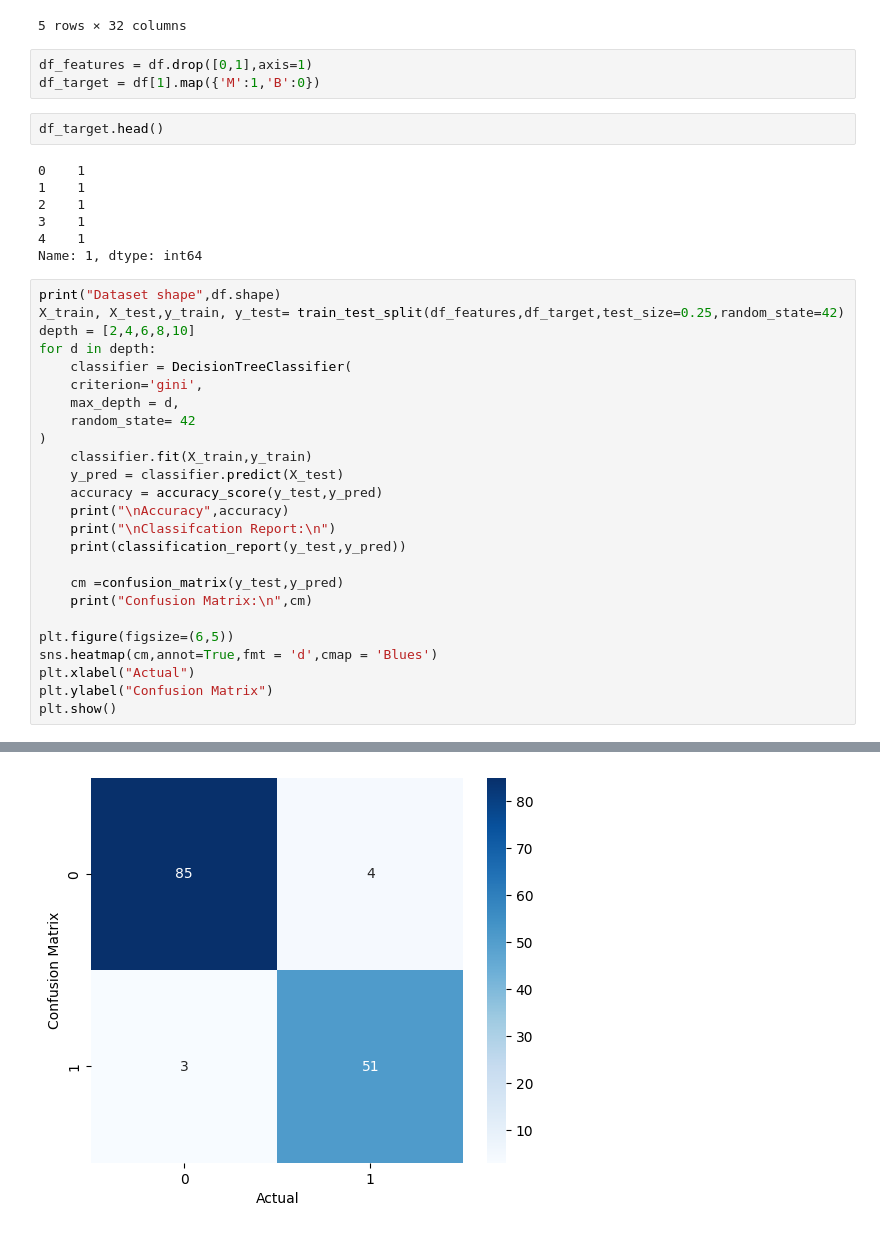
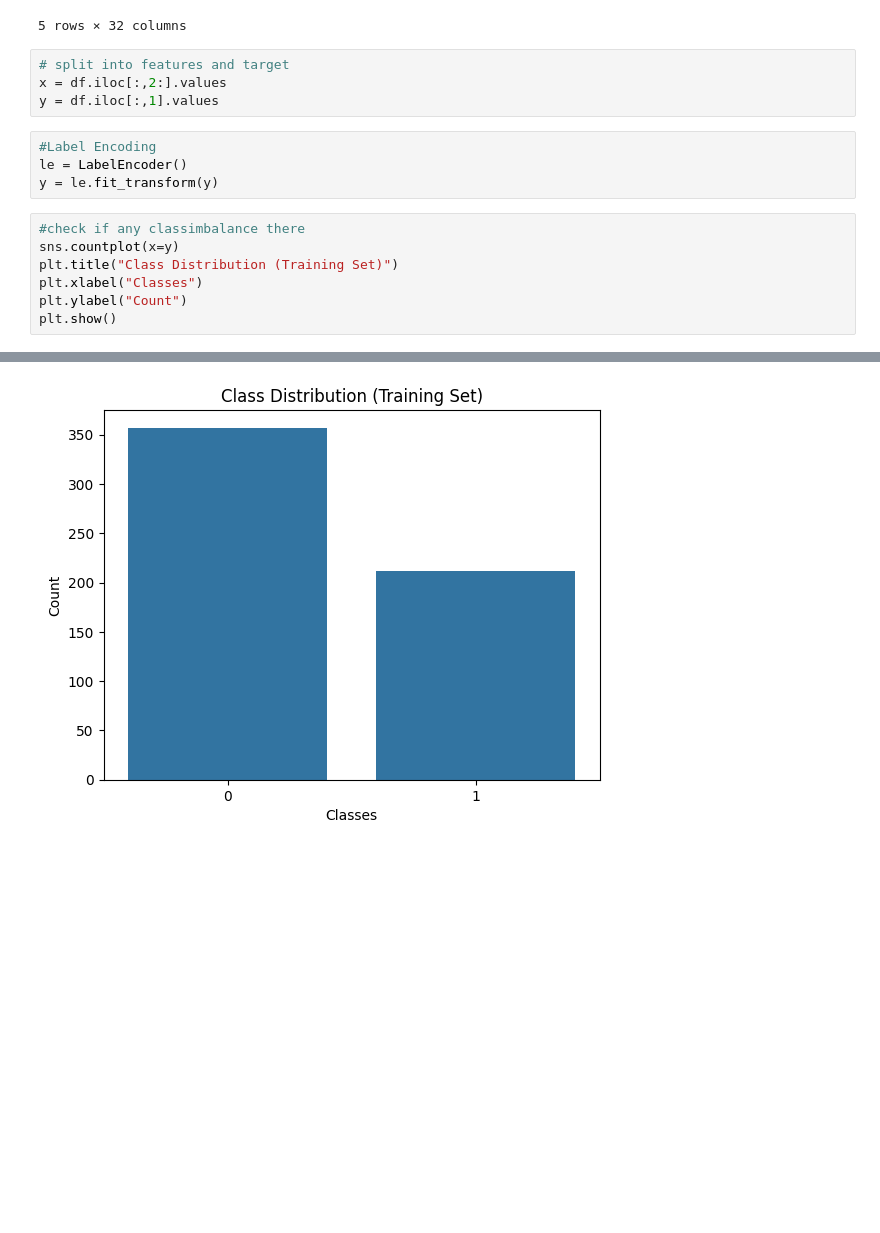
Before and after one commit to anmolS-1104/SML, a Jupyter notebook: SML /Exp 6 part2.ipynb, the cells around one changed output, grey strips where cells are left out. Saved outputs shown, nothing was run; the diff lists cells and outputs as text; blank space fills up the shorter version.

```diff
--- a/SML /Exp 6 part2.ipynb
+++ b/SML /Exp 6 part2.ipynb
@@ -21,40 +21,18 @@ df.head()
 | 4 | 84358402 | M | 20.29 | 14.34 | 135.10 | 1297.0 | 0.10030 | 0.13280 | 0.1980 | 0.10430 | ... | ... |
 5 rows × 32 columns
 # %%
-df_features = df.drop([0,1],axis=1)
-df_target = df[1].map({'M':1,'B':0})
+# split into features and target
+x = df.iloc[:,2:].values
+y = df.iloc[:,1].values
 # %%
-df_target.head()
+#Label Encoding
+le = LabelEncoder()
+y = le.fit_transform(y)
-# %% [output]
-0    1
-1    1
-2    1
-3    1
-4    1
-Name: 1, dtype: int64
 # %%
-print("Dataset shape",df.shape)
-X_train, X_test,y_train, y_test= train_test_split(df_features,df_target,test_size=0.25,random_state=42)
-depth = [2,4,6,8,10]
-for d in depth:
-    classifier = DecisionTreeClassifier(
-    criterion='gini',
-    max_depth = d,
-    random_state= 42
-)
-    classifier.fit(X_train,y_train)
-    y_pred = classifier.predict(X_test)
-    accuracy = accuracy_score(y_test,y_pred)
-    print("\nAccuracy",accuracy)
-    print("\nClassifcation Report:\n")
-    print(classification_report(y_test,y_pred))
-
-    cm =confusion_matrix(y_test,y_pred)
-    print("Confusion Matrix:\n",cm)
-
-plt.figure(figsize=(6,5))
-sns.heatmap(cm,annot=True,fmt = 'd',cmap = 'Blues')
-plt.xlabel("Actual")
-plt.ylabel("Confusion Matrix")
+#check if any classimbalance there
+sns.countplot(x=y)
+plt.title("Class Distribution (Training Set)")
+plt.xlabel("Classes")
+plt.ylabel("Count")
 plt.show()
 # %% [output]
@@ -78 +39 @@ Confusion Matrix:
-[figure, old version]
+[figure, new version]
```
Also changed, not shown: parts of 19 cells of this notebook.
